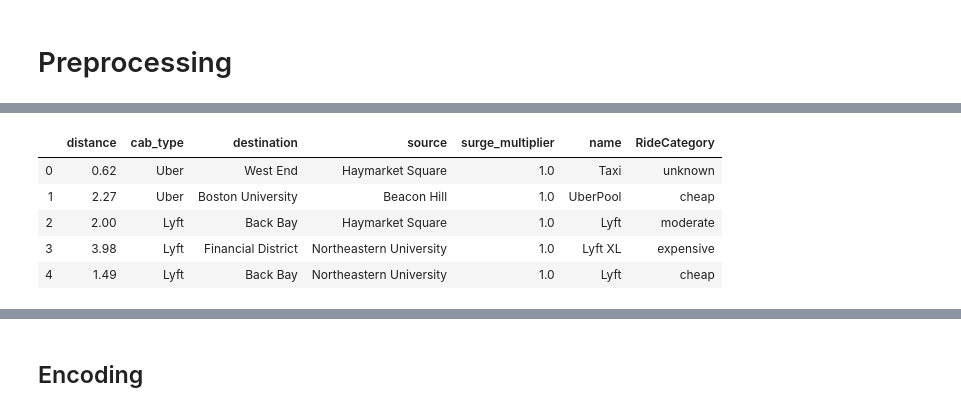
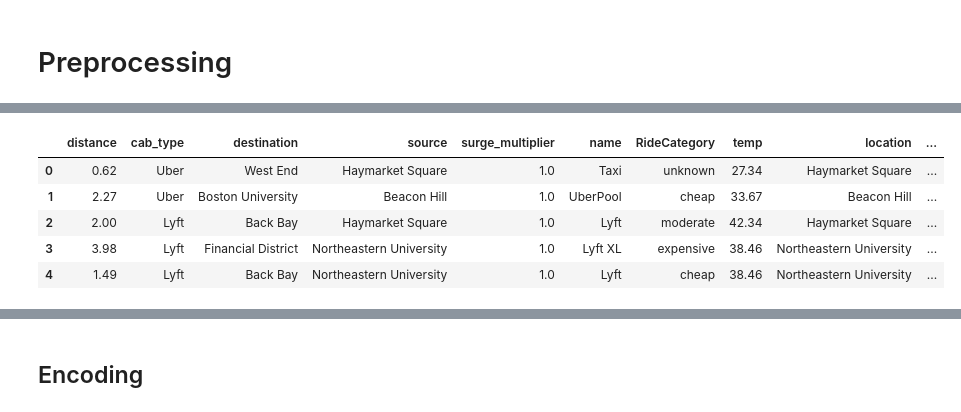
Before and after one commit to aymanmostafa11/Taxi-Ride-Fare-Prediction, a Jupyter notebook: Classification.ipynb, the cells around one changed output, grey strips where cells are left out. Cells and saved outputs as stored; diff of their text form; code cells hidden in the pictures.

```diff
--- a/Classification.ipynb
+++ b/Classification.ipynb
@@ -105,6 +107,8 @@ product_id          0
 name                0
 RideCategory        0
 dtype: int64
+# %%
+weather['rain'].fillna(0,inplace=True)
 # %% [markdown]
 ## product_id and name
 # %%
@@ -216,8 +220,8 @@ Name: date, dtype: int64
 # %%
 ## Joining Dataframes based on date
 
-# taxiRides.drop(['time_stamp'],axis = 1, inplace = True)
-# weather.drop(['time_stamp'],axis = 1, inplace = True)
+taxiRides.drop(['time_stamp'],axis = 1, inplace = True)
+weather.drop(['time_stamp'],axis = 1, inplace = True)
 #
-# mergedData = pd.merge(taxiRides,weather.drop_duplicates(subset=['date', 'location']), how = 'left', left_on=['date', 'source'], right_on=['date', 'location'])
+mergedData = pd.merge(taxiRides,weather.drop_duplicates(subset=['date', 'location']), how = 'left', left_on=['date', 'source'], right_on=['date', 'location'])
 # %%
@@ -276,15 +299,15 @@ taxiRides.head()
 # %%
 preProcessing = PreProcessing()
 # %%
-columnsToDrop = ['time_stamp', 'id', 'date', 'product_id']
+columnsToDrop = ['id', 'date', 'product_id']
 # %%
-features = taxiRides.drop(columnsToDrop,axis = 1)
+mergedData.drop(columnsToDrop,axis = 1,inplace=True)
 # %%
-features.head()
+mergedData.head()
 # %% [output]
-|  | distance | cab_type | destination | source | surge_multiplier | name | RideCategory |
-| 0 | 0.62 | Uber | West End | Haymarket Square | 1.0 | Taxi | unknown |
-| 1 | 2.27 | Uber | Boston University | Beacon Hill | 1.0 | UberPool | cheap |
-| 2 | 2.00 | Lyft | Back Bay | Haymarket Square | 1.0 | Lyft | moderate |
-| 3 | 3.98 | Lyft | Financial District | Northeastern University | 1.0 | Lyft XL | expensive |
-| 4 | 1.49 | Lyft | Back Bay | Northeastern University | 1.0 | Lyft | cheap |
+|  | distance | cab_type | destination | source | surge_multiplier | name | RideCategory | temp | location | ... |
+| 0 | 0.62 | Uber | West End | Haymarket Square | 1.0 | Taxi | unknown | 27.34 | Haymarket Square | ... |
+| 1 | 2.27 | Uber | Boston University | Beacon Hill | 1.0 | UberPool | cheap | 33.67 | Beacon Hill | ... |
+| 2 | 2.00 | Lyft | Back Bay | Haymarket Square | 1.0 | Lyft | moderate | 42.34 | Haymarket Square | ... |
+| 3 | 3.98 | Lyft | Financial District | Northeastern University | 1.0 | Lyft XL | expensive | 38.46 | Northeastern University | ... |
+| 4 | 1.49 | Lyft | Back Bay | Northeastern University | 1.0 | Lyft | cheap | 38.46 | Northeastern University | ... |
```
Also changed, not shown: parts of 41 cells of this notebook.
